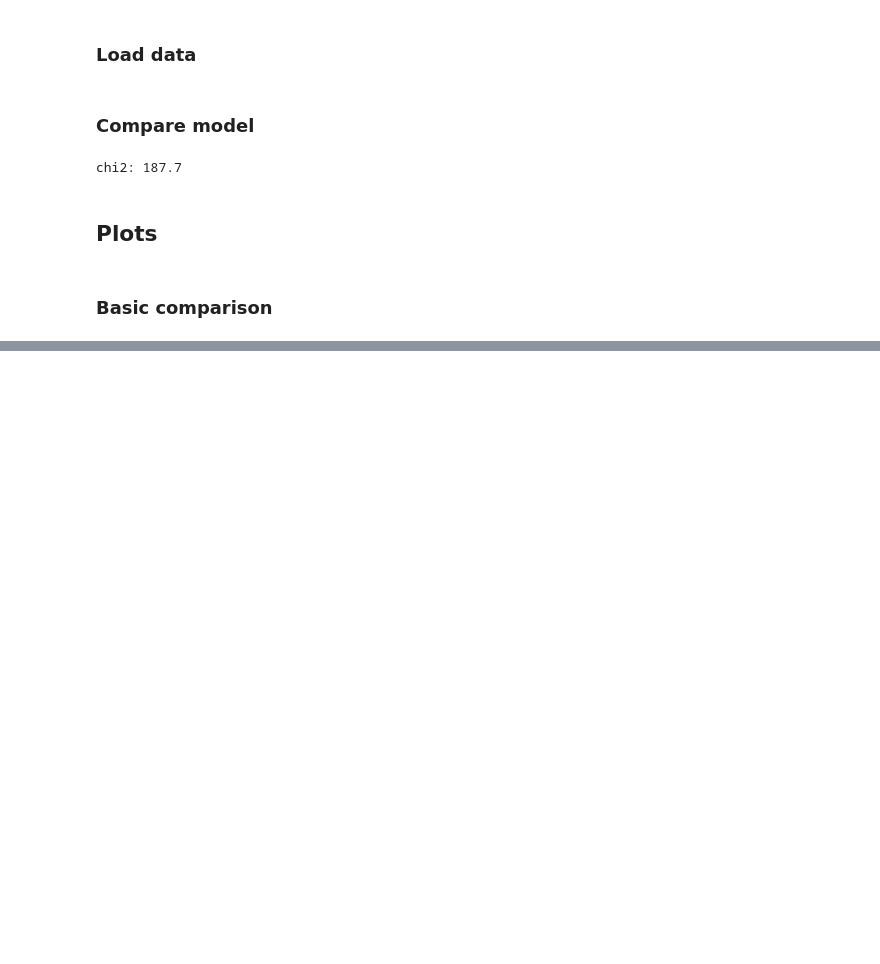
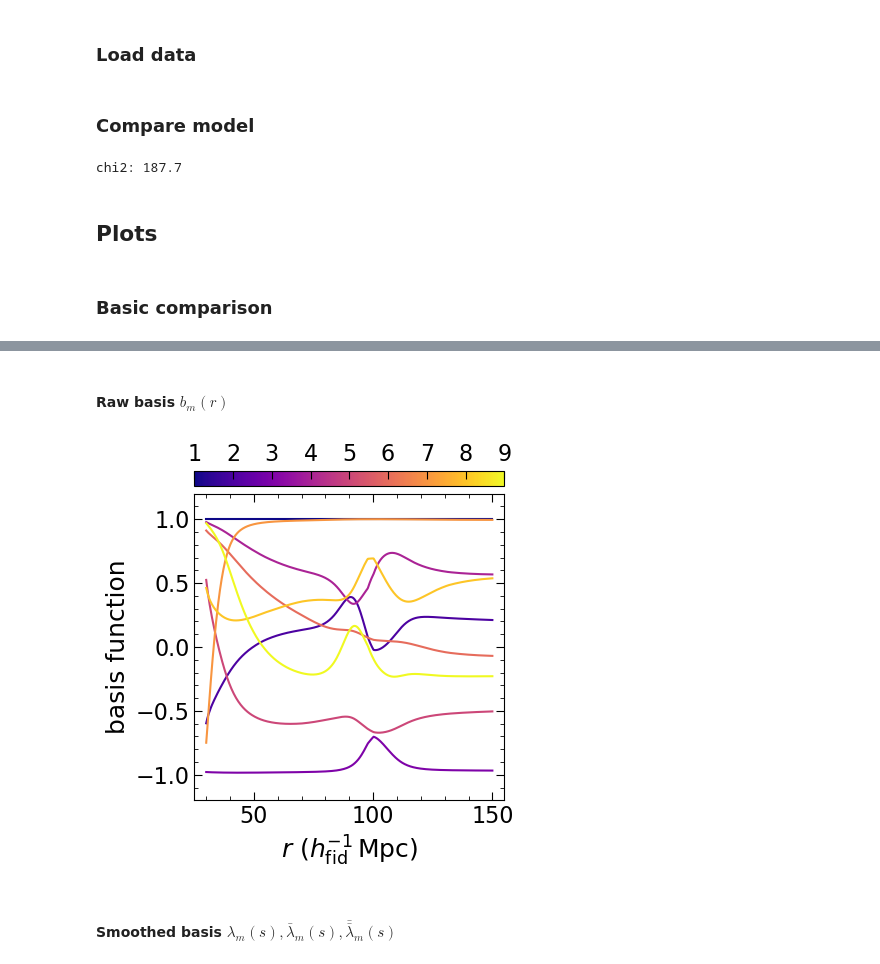
Before and after one commit to a-paranjape/zeldovich-smearing, a Jupyter notebook: examples/ZelSmear_Explore_Theory.ipynb, the cells around one changed output, grey strips where cells are left out. Saved outputs shown, nothing was run; the diff lists cells and outputs as text; code cells hidden in the pictures; blank space fills up the shorter version.

```diff
--- a/examples/ZelSmear_Explore_Theory.ipynb
+++ b/examples/ZelSmear_Explore_Theory.ipynb
@@ -131,10 +129,0 @@ Params list: ['beta', 'sigv', 'w_0', 'w_1', 'w_2', 'w_3', 'w_4', 'w_5', 'w_6', '
-# %%
-rvals = np.linspace(30,150,500)
-basis_func = tm.load_basis_func(rvals)
-
-plt.figure(figsize=(4,4))
-for b in range(tm.n_basis):
-    plt.plot(rvals,basis_func[b],label=str(tm.use_basis[b]))
-plt.minorticks_on()
-plt.legend()
-plt.show()
@@ -221 +210,31 @@ array([ 66.,  68.,  70.,  72.,  74.,  76.,  78.,  80.,  82.,  84.,  86.,
+# %%
+# for use with basis functions
+CMap = plt.cm.plasma
+sm = plt.cm.ScalarMappable(cmap=CMap, norm=plt.Normalize(vmin=1, vmax=tm.n_basis))
+# %% [markdown]
+#### Raw basis $b_m(r)$
+# %%
+rvals = np.linspace(30,150,500)
+basis_func = tm.load_basis_func(rvals)
+
+FSize = 4
+fig,ax = plt.subplots(1,1,figsize=(FSize,1.2*FSize))
+plt.ylim(-1.2,1.2)
+plt.xlim(25,155)
+plt.xlabel('$r\\,\\,(h^{{-1}}_{{\\rm fid}}\\,{{\\rm Mpc}})$')
+plt.ylabel('basis function')
+cols = iter(CMap(np.linspace(0,1,tm.n_basis)))
+for b in range(tm.n_basis):
+    col = next(cols)
+    plt.plot(rvals,rvals**0*basis_func[b],'-',color=col,lw=1.5)
+plt.minorticks_on()
+
+cb = plt.colorbar(sm,ax=ax,orientation='horizontal',location='top',pad=0.02)
+cb.set_ticks(np.arange(1,tm.n_basis+1))
+
+plt.show()
+# %% [output]
+[figure, new version]
+# %% [markdown]
+#### Smoothed basis $\lambda_m(s), \bar \lambda_m(s), \bar{\bar{\lambda}}_m(s)$
 # %%
```
Also changed, not shown: parts of 29 cells of this notebook, 1 other file.
